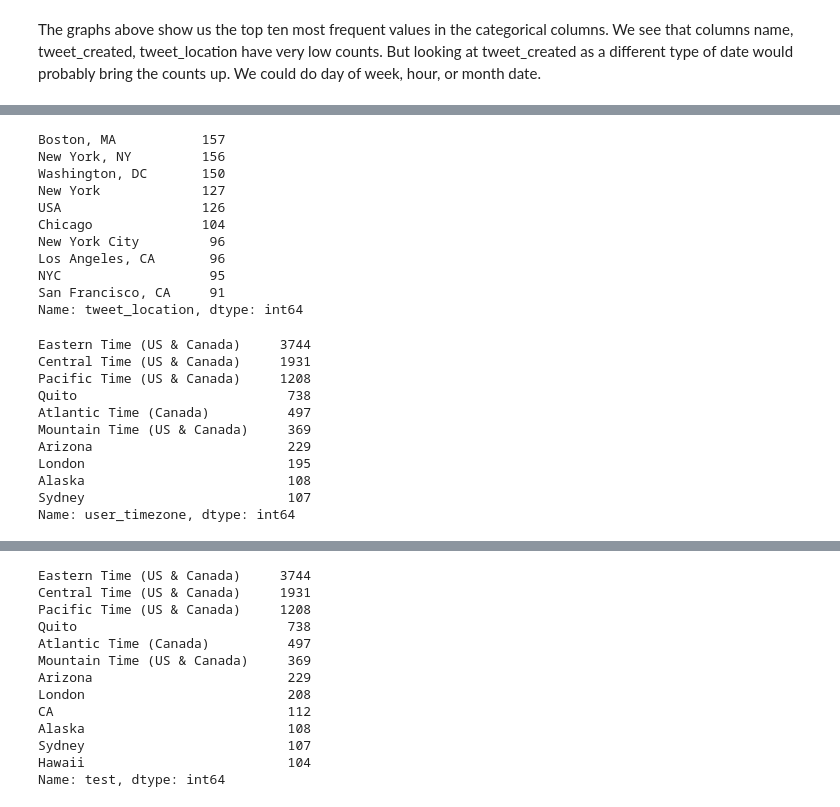
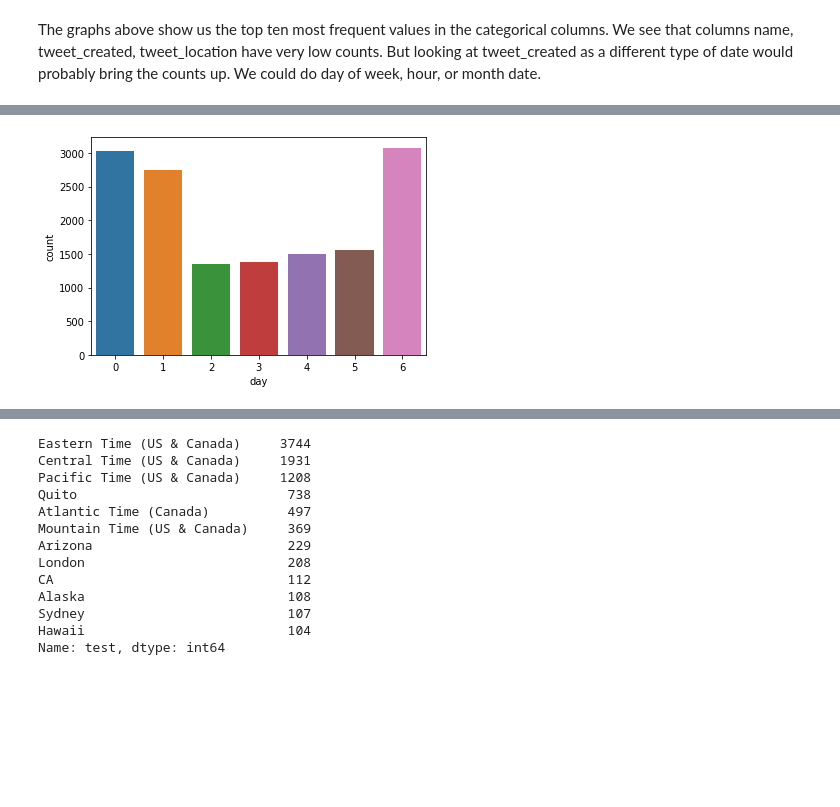
Before and after one commit to willjdew/Airline-Twitter-Sentiment, a Jupyter notebook: notebooks/Twitter_US_Airline_ Sentiment.ipynb, the cells around one changed output, grey strips where cells are left out. Drawn from its saved outputs; the diff is of its cells as text; code cells hidden in the pictures; blank space fills up the shorter version.

```diff
--- a/notebooks/Twitter_US_Airline_ Sentiment.ipynb
+++ b/notebooks/Twitter_US_Airline_ Sentiment.ipynb
@@ -110,28 +96,8 @@ Name: negativereason, dtype: int64
-# %%
-df_1['tweet_location'].value_counts().head(10)
-# %% [output]
-Boston, MA           157
-New York, NY         156
-Washington, DC       150
-New York             127
-USA                  126
-Chicago              104
-New York City         96
-Los Angeles, CA       96
-NYC                   95
-San Francisco, CA     91
-Name: tweet_location, dtype: int64
-# %%
-df_1['user_timezone'].value_counts().head(10)
-# %% [output]
-Eastern Time (US & Canada)     3744
-Central Time (US & Canada)     1931
-Pacific Time (US & Canada)     1208
-Quito                           738
-Atlantic Time (Canada)          497
-Mountain Time (US & Canada)     369
-Arizona                         229
-London                          195
-Alaska                          108
-Sydney                          107
-Name: user_timezone, dtype: int64
+# %%
+df_1['day'] = pd.DatetimeIndex(df_1['tweet_created']).dayofweek
+df_1['hour'] = pd.DatetimeIndex(df_1['tweet_created']).hour
+df_1['date'] = pd.DatetimeIndex(df_1['tweet_created']).date
+# %%
+chart = sns.countplot(x='day', data=df_1);
+# %% [output]
+[figure, added]
```
Also changed, not shown: parts of 10 cells of this notebook.
